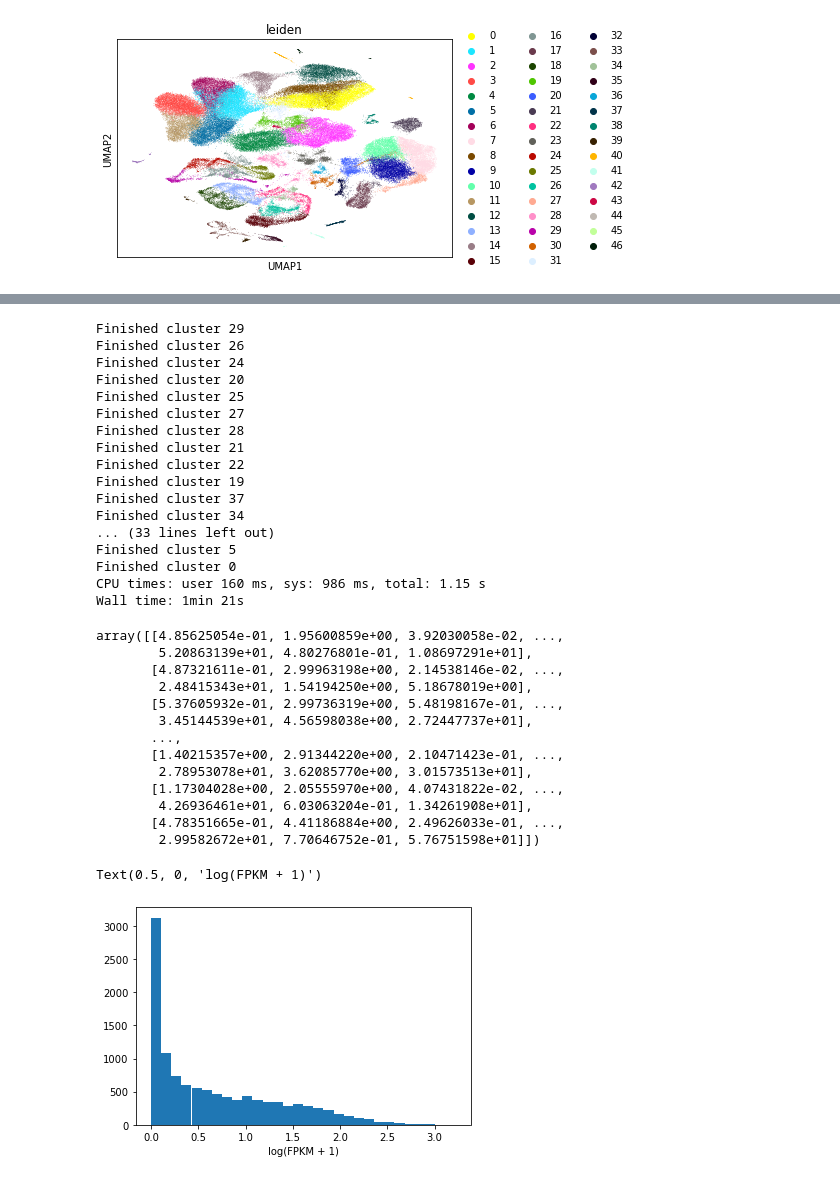
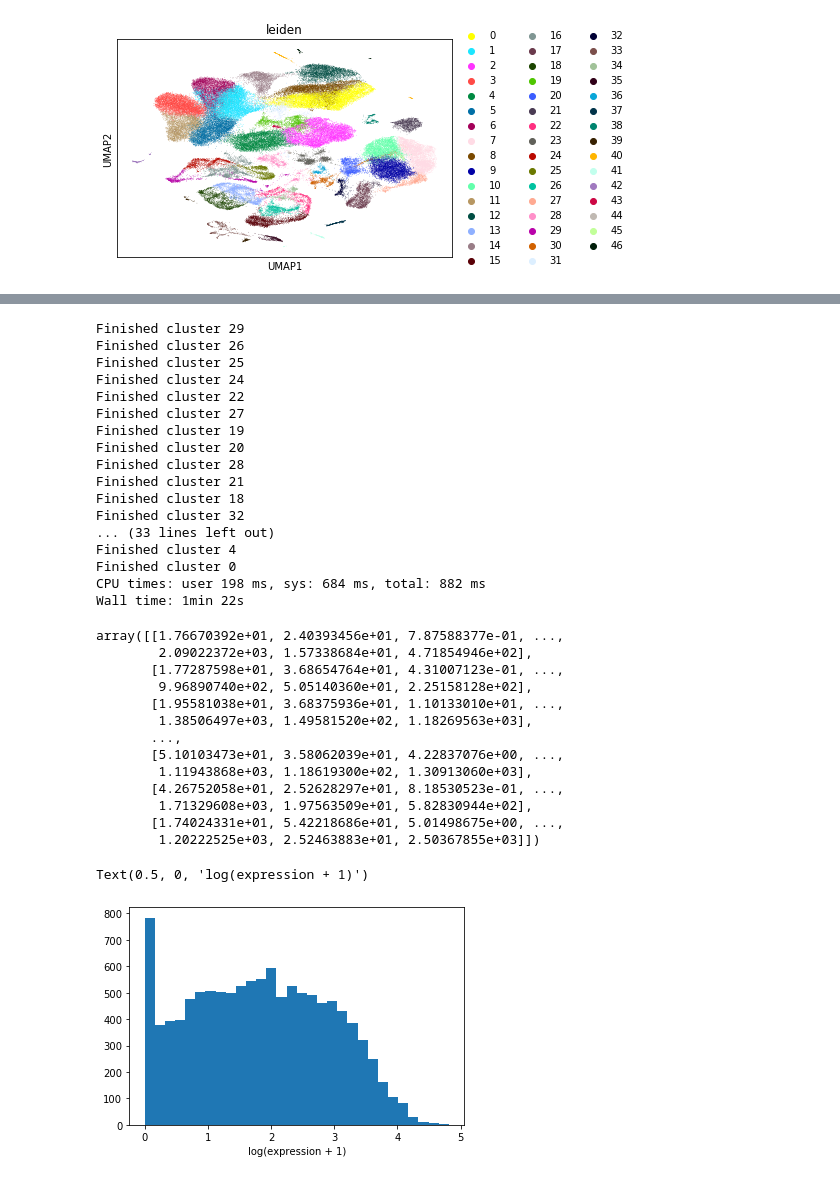
Before and after one commit to xingjiepan/MERFISH_probe_design, a Jupyter notebook: tests_and_examples/example_calculate_cell_cluster_gene_expression.ipynb, the cells around one changed output, grey strips where cells are left out. Saved outputs shown, nothing was run; the diff lists cells and outputs as text; code cells hidden in the pictures.

Commit message:
Update the example_calculate_cell_cluster_gene_expression.ipynb. Made the correction that the gene expressions should NOT be normalized by their lengths

```diff
--- a/tests_and_examples/example_calculate_cell_cluster_gene_expression.ipynb
+++ b/tests_and_examples/example_calculate_cell_cluster_gene_expression.ipynb
@@ -218,25 +184,27 @@ N_goi = len(genes_of_interest)
 # %%
 %%time
-# Fill the expression matrix with FPKMs
+# Calculate the expression matrix
+# The matrix is N_clusters x N_genes
+# Each element is the count of genes per million reads in the cluster
+# NOTE: The 10x single cell sequencing only sequences the transcript terminals,
+# so the counts should NOT be normalized by transcript lengths
+
 # This simple implementation is slow. So speed it up by parallel processing
-insert_length = 90
-
 cluster_ids = list(range(N_clusters))
 
 def fill_cluster_gene_exp(i):
     adata_cluster = adata_raw[adata_raw.obs['leiden'] == cluster_labels[i]]
     cluster_read_count = adata_cluster.X.sum()
-    cluster_gene_fpkms = []
+    cluster_gene_exps = []
 
     for j in range(N_goi):
         adata_cg = adata_cluster[:, adata_cluster.var.index == genes_of_interest[j]]
         cg_read_count = adata_cg.X.sum()
-        fpkm = cg_read_count / (t_lengths[j] - insert_length + 1) / cluster_read_count * 1e9
-        #print(cluster_labels[i], '\t', genes_of_interest[j], '\t', fpkm)
-        cluster_gene_fpkms.append(fpkm)
+        exp = cg_read_count / cluster_read_count * 10e6 # The expression has the unit of count per million
+        cluster_gene_exps.append(exp)
 
     print('Finished cluster', cluster_labels[i])
-    return cluster_gene_fpkms
+    return cluster_gene_exps
 
 from multiprocessing import Pool
 
@@ -245,45 +213,45 @@ with Pool(24) as p:
 # %% [output]
 Finished cluster 29
 Finished cluster 26
+Finished cluster 25
 Finished cluster 24
+Finished cluster 22
+Finished cluster 27
+Finished cluster 19
 Finished cluster 20
-Finished cluster 25
-Finished cluster 27
 Finished cluster 28
 Finished cluster 21
-Finished cluster 22
-Finished cluster 19
-Finished cluster 37
-Finished cluster 34
+Finished cluster 18
+Finished cluster 32
 ... (33 lines left out)
-Finished cluster 5
+Finished cluster 4
 Finished cluster 0
-CPU times: user 160 ms, sys: 986 ms, total: 1.15 s
-Wall time: 1min 21s
+CPU times: user 198 ms, sys: 684 ms, total: 882 ms
+Wall time: 1min 22s
 # %%
 cluster_gene_exp
 # %% [output]
-array([[4.85625054e-01, 1.95600859e+00, 3.92030058e-02, ...,
-        5.20863139e+01, 4.80276801e-01, 1.08697291e+01],
-       [4.87321611e-01, 2.99963198e+00, 2.14538146e-02, ...,
-        2.48415343e+01, 1.54194250e+00, 5.18678019e+00],
-       [5.37605932e-01, 2.99736319e+00, 5.48198167e-01, ...,
-        3.45144539e+01, 4.56598038e+00, 2.72447737e+01],
+array([[1.76670392e+01, 2.40393456e+01, 7.87588377e-01, ...,
+        2.09022372e+03, 1.57338684e+01, 4.71854946e+02],
+       [1.77287598e+01, 3.68654764e+01, 4.31007123e-01, ...,
+        9.96890740e+02, 5.05140360e+01, 2.25158128e+02],
+       [1.95581038e+01, 3.68375936e+01, 1.10133010e+01, ...,
+        1.38506497e+03, 1.49581520e+02, 1.18269563e+03],
        ...,
-       [1.40215357e+00, 2.91344220e+00, 2.10471423e-01, ...,
-        2.78953078e+01, 3.62085770e+00, 3.01573513e+01],
-       [1.17304028e+00, 2.05555970e+00, 4.07431822e-02, ...,
-        4.26936461e+01, 6.03063204e-01, 1.34261908e+01],
-       [4.78351665e-01, 4.41186884e+00, 2.49626033e-01, ...,
-        2.99582672e+01, 7.70646752e-01, 5.76751598e+01]])
+       [5.10103473e+01, 3.58062039e+01, 4.22837076e+00, ...,
+        1.11943868e+03, 1.18619300e+02, 1.30913060e+03],
+       [4.26752058e+01, 2.52628297e+01, 8.18530523e-01, ...,
+        1.71329608e+03, 1.97563509e+01, 5.82830944e+02],
+       [1.74024331e+01, 5.42218686e+01, 5.01498675e+00, ...,
+        1.20222525e+03, 2.52463883e+01, 2.50367855e+03]])
 # %%
-# Plot the distribution of FPKMs
+# Plot the distribution of expressions (count per million)
 import matplotlib.pyplot as plt
 plt.hist(np.log10(cluster_gene_exp.flatten() + 1), bins=30)
-plt.xlabel('log(FPKM + 1)')
+plt.xlabel('log(expression + 1)')
 # %% [output]
-Text(0.5, 0, 'log(FPKM + 1)')
+Text(0.5, 0, 'log(expression + 1)')
-[figure, old version]
+[figure, new version]
 # %%
 # Save the expression matrix
 np.savez(cluster_gene_exp_file, cluster_gene_exp)
```
Also changed, not shown: parts of 12 cells of this notebook, 2 other files.
